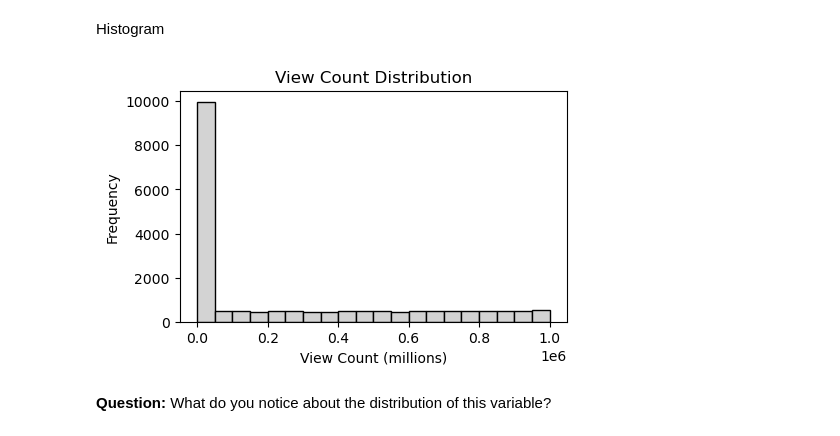
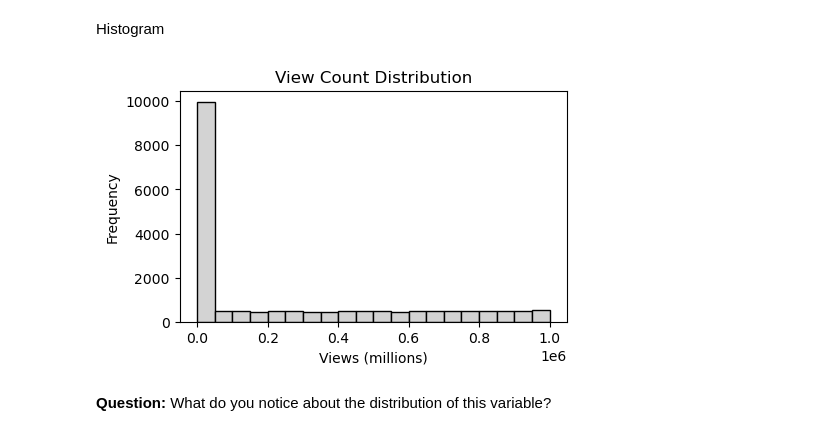
Before and after one commit to lenifilgueira/TikTok-EDA-and-Data-Visualization-Project, a Jupyter notebook: EDA and Data Visualization - TikTok.ipynb, the cells around one changed output. Cells and saved outputs as stored; diff of their text form; code cells hidden in the pictures.

```diff
--- a/EDA and Data Visualization - TikTok.ipynb
+++ b/EDA and Data Visualization - TikTok.ipynb
@@ -173,13 +177,17 @@ plt.show()
 Histogram
 # %%
 plt.figure(figsize=(5, 3))
-plt.hist(df['video_view_count'], bins=20, range=[0,df['video_view_count'].max()], edgecolor='black', color='lightgrey')
-plt.xlabel('View Count (millions)')
+plt.hist(df['video_view_count'],
+         bins=20,
+         range=[0,df['video_view_count'].max()],
+         edgecolor='black',
+         color='lightgrey')
+plt.xlabel('Views (millions)')
 plt.ylabel('Frequency')
 plt.title('View Count Distribution')
 plt.show()
 # %% [output]
-[figure, old version]
+[figure, new version]
 # %% [markdown]
 **Question:** What do you notice about the distribution of this variable?
 # %% [markdown]
```
Also changed, not shown: parts of 79 cells of this notebook.
